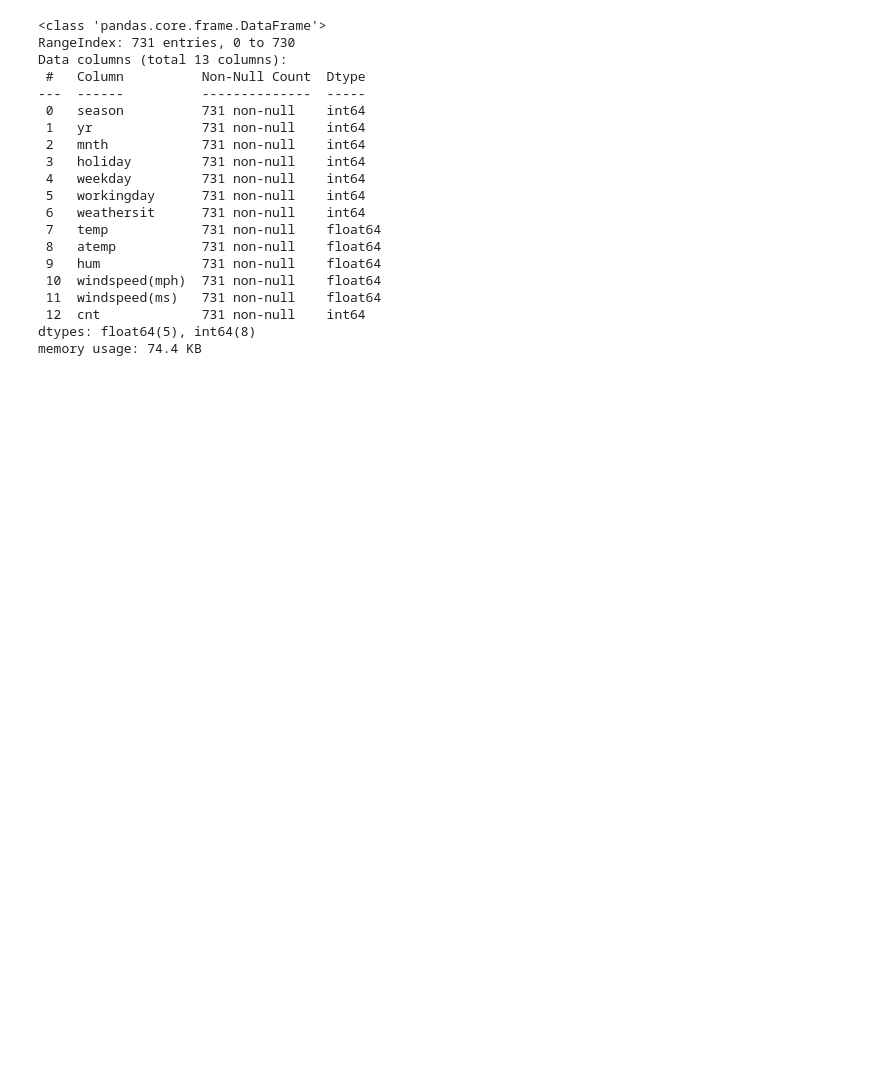
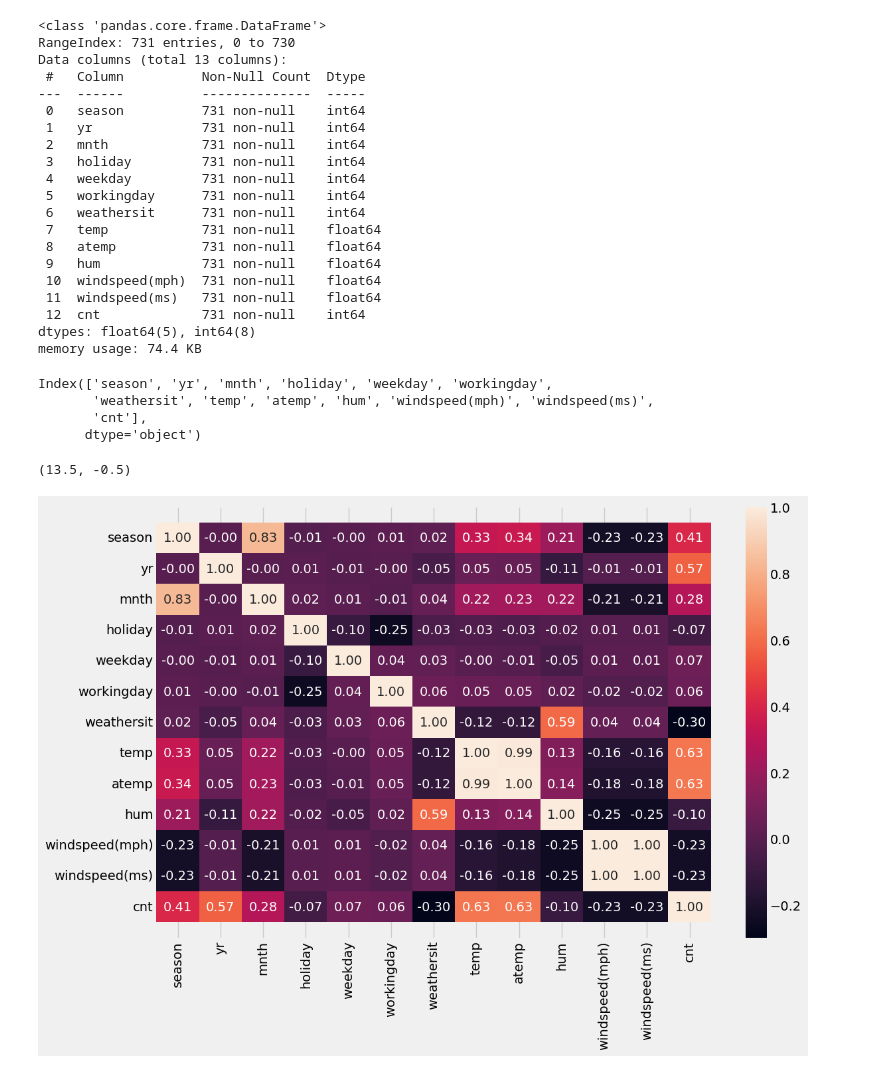
Before and after one commit to 88alexinho/bires_rent_LR, a Jupyter notebook: bikes_rent.ipynb, the cells around one changed output. Cells and saved outputs as stored; diff of their text form; code cells hidden in the pictures; blank space fills up the shorter version.

```diff
--- a/bikes_rent.ipynb
+++ b/bikes_rent.ipynb
@@ -57,3 +79,18 @@ Data columns (total 13 columns):
  12  cnt             731 non-null    int64
 dtypes: float64(5), int64(8)
 memory usage: 74.4 KB
+# %%
+df.columns
+# %% [output]
+Index(['season', 'yr', 'mnth', 'holiday', 'weekday', 'workingday',
+       'weathersit', 'temp', 'atemp', 'hum', 'windspeed(mph)', 'windspeed(ms)',
+       'cnt'],
+      dtype='object')
+# %%
+plt.figure(figsize=(12,8))
+ax = sns.heatmap(df.corr(), annot = True,fmt = '.2f')
+i,k = ax.get_ylim()
+ax.set_ylim(i+0.5,k-0.5)
+# %% [output]
+(13.5, -0.5)
+[figure, added]
```
Also changed, not shown: parts of 67 cells of this notebook.
